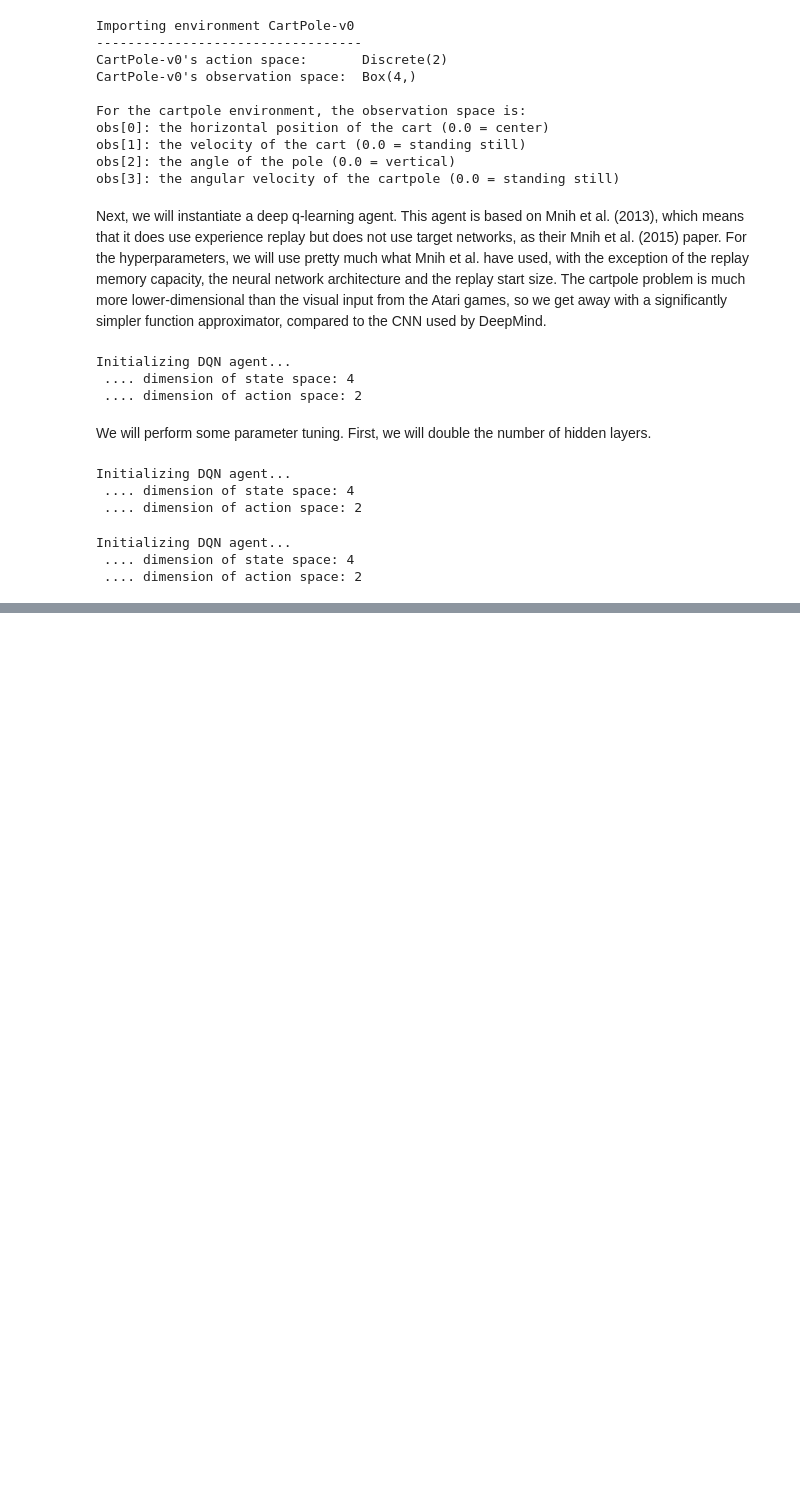
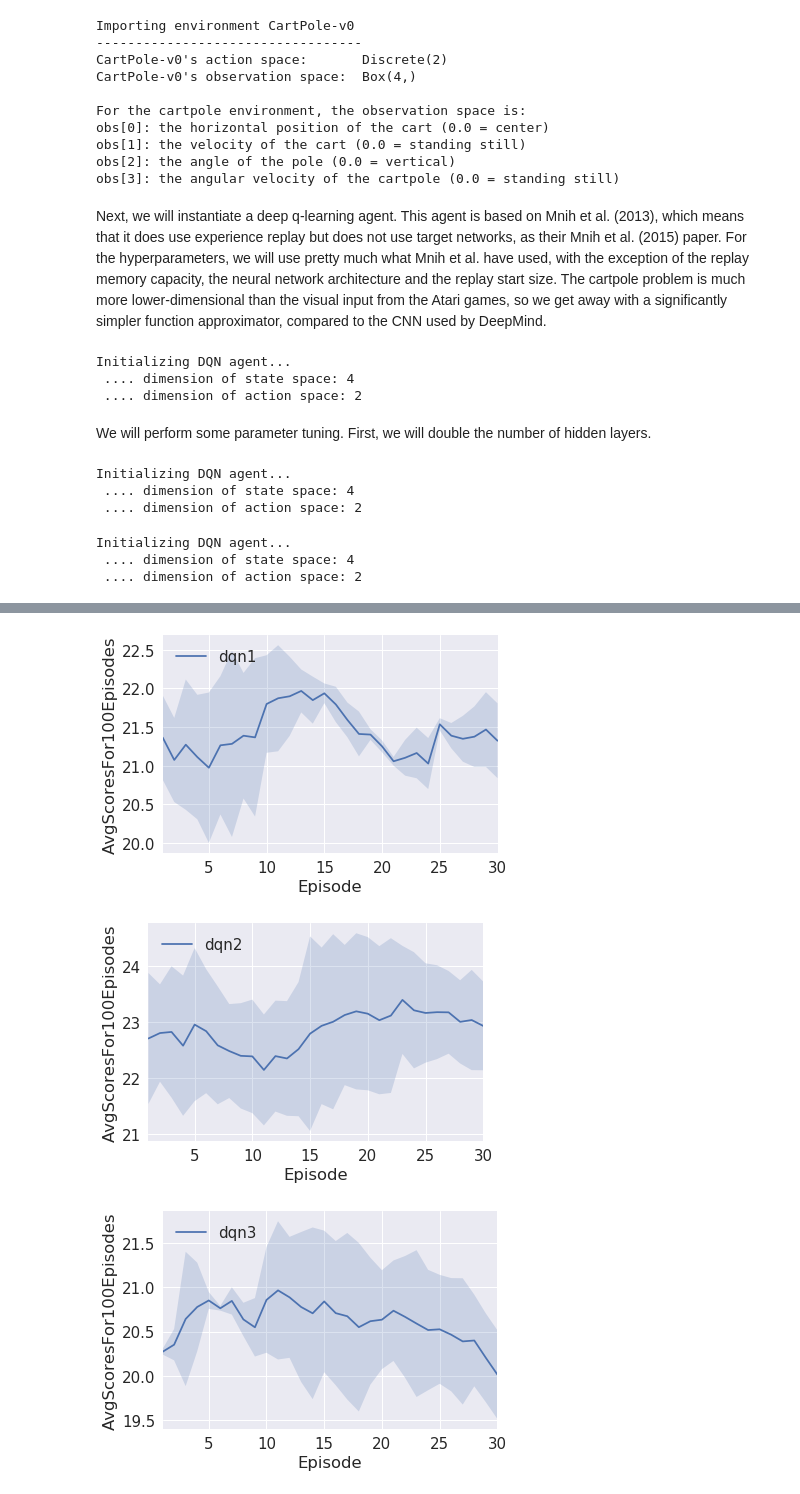
Before and after one commit to discimus-scientia/deepRL, a Jupyter notebook: DRL.ipynb, the cells around one changed output, grey strips where cells are left out. Cells and saved outputs as stored; diff of their text form; code cells hidden in the pictures; blank space fills up the shorter version.

```diff
--- a/DRL.ipynb
+++ b/DRL.ipynb
@@ -20,3 +61,13 @@ Using TensorFlow backend.
+# %%
+def visualize_results(set_of_numbers):
+    if type(set_of_numbers) is not set:
+        raise TypeError("Argument to visualize_result must be a set of numbers")
+
+    dict_of_logdirs = pickle.load(open('data/logdirs.p', 'rb'))
+    #for key in dict_of_logdirs:
+    for exp_number in set_of_numbers:
+        plot_result(dict_of_logdirs['dqn{}'.format(exp_number)],
+                    'AvgScoresFor100Episodes')
 # %% [markdown]
 First, we specify the environment to use. As of now, this is not particularly difficult because we've only implemented
 one: the cartpole.
@@ -163,0 +183,6 @@ NameError: name 'list_of_logdirs' is not defined
+# %%
+visualize_results(set([1,2,3]))
+# %% [output]
+[figure, added]
+[figure, added]
+[figure, added]
```
Also changed, not shown: parts of 8 cells of this notebook, 1 other file.
